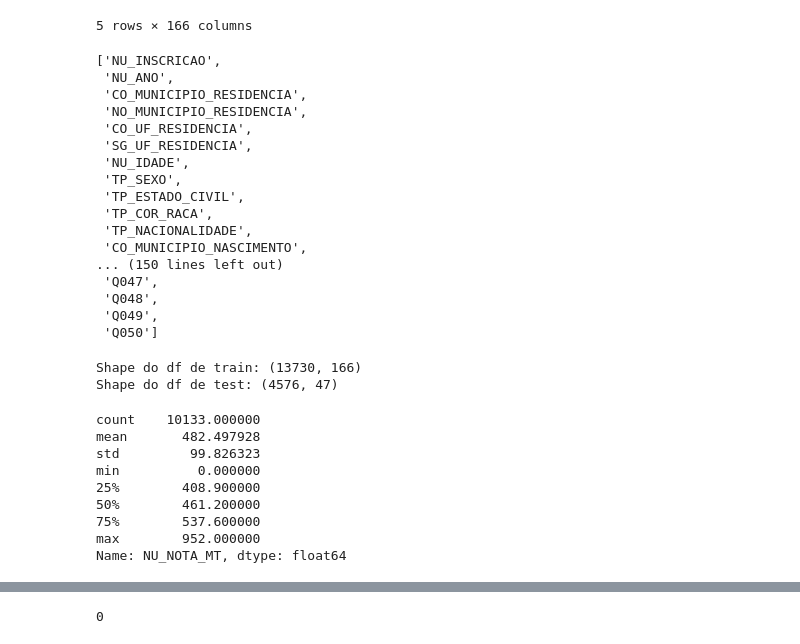
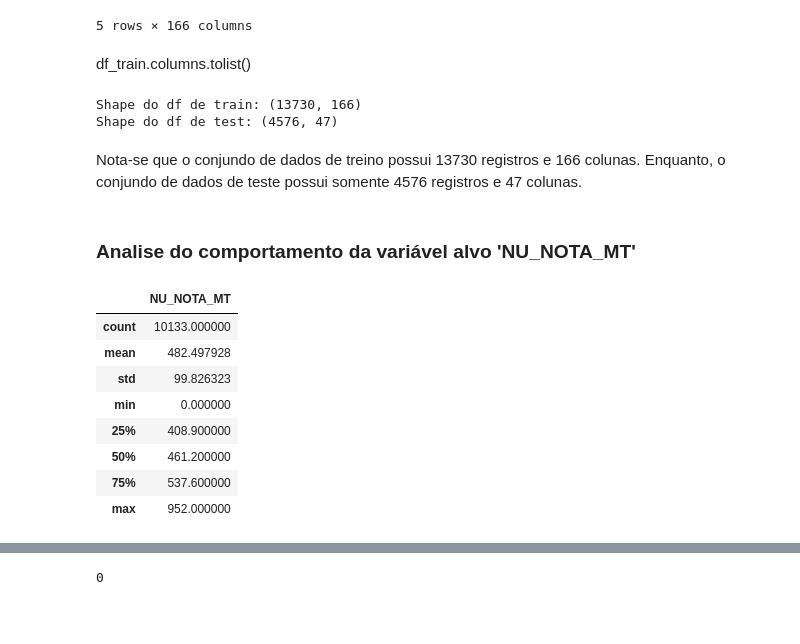
Before and after one commit to ivanferreirajr/aceleradev-ds, a Jupyter notebook: desafio-06/main.ipynb, the cells around one changed output, grey strips where cells are left out. Saved outputs shown, nothing was run; the diff lists cells and outputs as text; code cells hidden in the pictures; blank space fills up the shorter version.

```diff
--- a/desafio-06/main.ipynb
+++ b/desafio-06/main.ipynb
@@ -17,43 +33,29 @@ df_train.head()
 | 4 | 3d6ec248fef899c414e77f82d5c6d2bff... | 2016 | 3304557 | Rio de Janeiro | 33 | RJ | ... |
 | 5 | bf896ac8d3ecadd6dba1dfbf50110afcb... | 2016 | 1302603 | Manaus | 13 | AM | ... |
 5 rows × 166 columns
-# %%
-df_train.columns.tolist()
-# %% [output]
-['NU_INSCRICAO',
- 'NU_ANO',
- 'CO_MUNICIPIO_RESIDENCIA',
- 'NO_MUNICIPIO_RESIDENCIA',
- 'CO_UF_RESIDENCIA',
- 'SG_UF_RESIDENCIA',
- 'NU_IDADE',
- 'TP_SEXO',
- 'TP_ESTADO_CIVIL',
- 'TP_COR_RACA',
- 'TP_NACIONALIDADE',
- 'CO_MUNICIPIO_NASCIMENTO',
-... (150 lines left out)
- 'Q047',
- 'Q048',
- 'Q049',
- 'Q050']
+# %% [markdown]
+df_train.columns.tolist()
 # %%
 print(f'Shape do df de train: {df_train.shape}\nShape do df de test: {df_test.shape}')
 # %% [output]
 Shape do df de train: (13730, 166)
 Shape do df de test: (4576, 47)
+# %% [markdown]
+Nota-se que o conjundo de dados de treino possui 13730 registros e  166 colunas. Enquanto, o conjundo de dados de teste possui somente 4576 registros e  47 colunas.
+# %% [markdown]
+### Analise do comportamento da variável alvo 'NU_NOTA_MT'
 # %%
-df_train['NU_NOTA_MT'].describe()
+df_train[['NU_NOTA_MT']].describe()
 # %% [output]
-count    10133.000000
-mean       482.497928
-std         99.826323
-min          0.000000
-25%        408.900000
-50%        461.200000
-75%        537.600000
-max        952.000000
-Name: NU_NOTA_MT, dtype: float64
+|  | NU_NOTA_MT |
+| count | 10133.000000 |
+| mean | 482.497928 |
+| std | 99.826323 |
+| min | 0.000000 |
+| 25% | 408.900000 |
+| 50% | 461.200000 |
+| 75% | 537.600000 |
+| max | 952.000000 |
 # %%
 sns.distplot(df_train['NU_NOTA_MT'])
 # %% [output]
```
Also changed, not shown: parts of 20 cells of this notebook, 1 other file.
